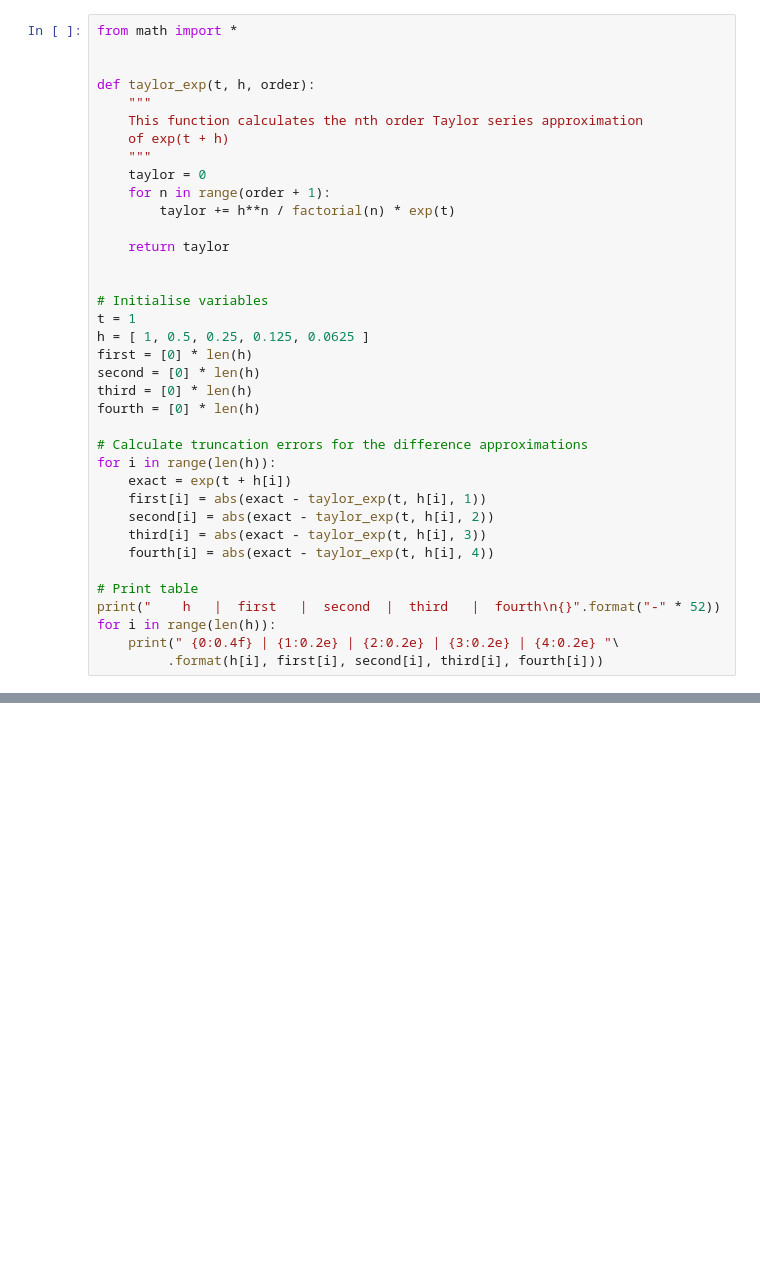
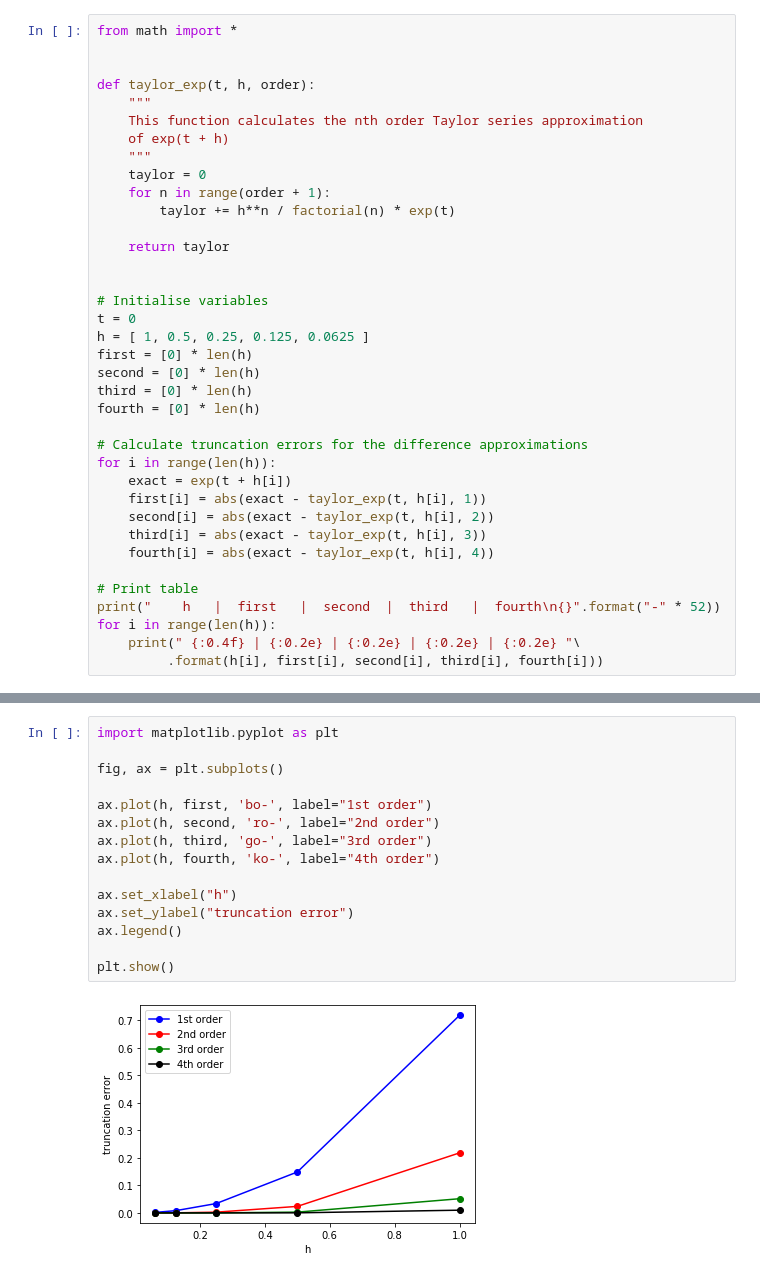
Before and after one commit to drjonshiach/ODEs, a Jupyter notebook: Python/taylor_series.ipynb, the cells around one changed output, grey strips where cells are left out. Cells and saved outputs as stored; diff of their text form; blank space fills up the shorter version.

```diff
--- a/Python/taylor_series.ipynb
+++ b/Python/taylor_series.ipynb
@@ -68,7 +84,7 @@ def taylor_exp(t, h, order):
 
 
 # Initialise variables
-t = 1
+t = 0
 h = [ 1, 0.5, 0.25, 0.125, 0.0625 ]
 first = [0] * len(h)
 second = [0] * len(h)
@@ -86,7 +102,7 @@ for i in range(len(h)):
 # Print table
 print("    h   |  first   |  second  |  third   |  fourth\n{}".format("-" * 52))
 for i in range(len(h)):
-    print(" {0:0.4f} | {1:0.2e} | {2:0.2e} | {3:0.2e} | {4:0.2e} "\
+    print(" {:0.4f} | {:0.2e} | {:0.2e} | {:0.2e} | {:0.2e} "\
          .format(h[i], first[i], second[i], third[i], fourth[i]))
 # %% [output]
     h   |  first   |  second  |  third   |  fourth
@@ -98,0 +117,17 @@ for i in range(len(h)):
+# %%
+import matplotlib.pyplot as plt
+
+fig, ax = plt.subplots()
+
+ax.plot(h, first, 'bo-', label="1st order")
+ax.plot(h, second, 'ro-', label="2nd order")
+ax.plot(h, third, 'go-', label="3rd order")
+ax.plot(h, fourth, 'ko-', label="4th order")
+
+ax.set_xlabel("h")
+ax.set_ylabel("truncation error")
+ax.legend()
+
+plt.show()
+# %% [output]
+[figure, added]
```
Also changed, not shown: parts of 11 cells of this notebook, 3 other files.
